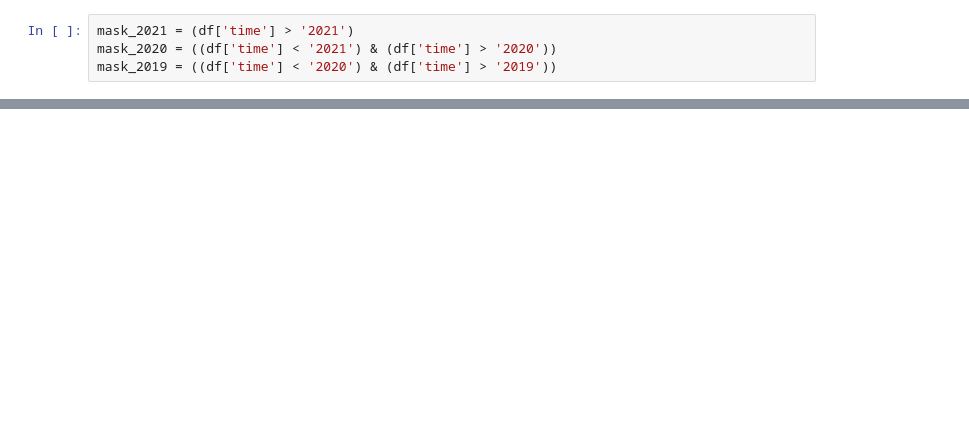
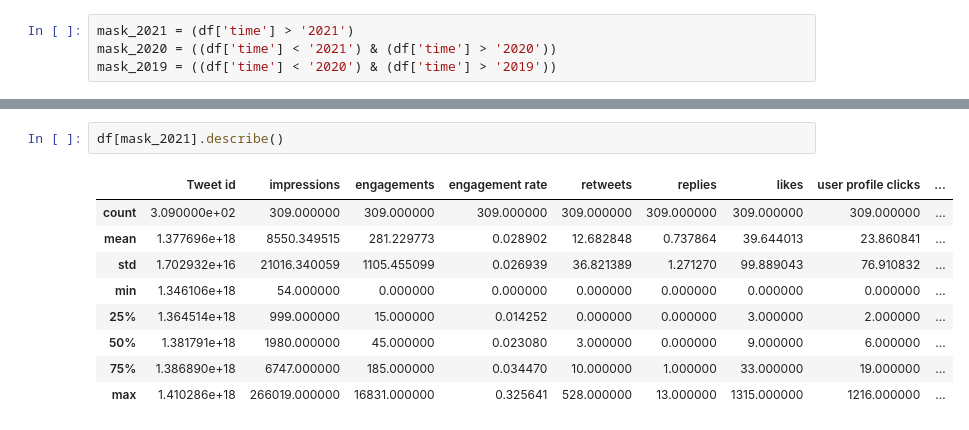
Before and after one commit to taksug229/tweet-analysis, a Jupyter notebook: notebook/1-eda.ipynb, the cells around one changed output, grey strips where cells are left out. Drawn from its saved outputs; the diff is of its cells as text; blank space fills up the shorter version.

```diff
--- a/notebook/1-eda.ipynb
+++ b/notebook/1-eda.ipynb
@@ -95,0 +120,12 @@ df[mask_2021].sort_values('impressions', ascending=False).head(10)
+# %%
+df[mask_2021].describe()
+# %% [output]
+|  | Tweet id | impressions | engagements | engagement rate | retweets | replies | likes | user profile clicks | ... |
+| count | 3.090000e+02 | 309.000000 | 309.000000 | 309.000000 | 309.000000 | 309.000000 | 309.000000 | 309.000000 | ... |
+| mean | 1.377696e+18 | 8550.349515 | 281.229773 | 0.028902 | 12.682848 | 0.737864 | 39.644013 | 23.860841 | ... |
+| std | 1.702932e+16 | 21016.340059 | 1105.455099 | 0.026939 | 36.821389 | 1.271270 | 99.889043 | 76.910832 | ... |
+| min | 1.346106e+18 | 54.000000 | 0.000000 | 0.000000 | 0.000000 | 0.000000 | 0.000000 | 0.000000 | ... |
+| 25% | 1.364514e+18 | 999.000000 | 15.000000 | 0.014252 | 0.000000 | 0.000000 | 3.000000 | 2.000000 | ... |
+| 50% | 1.381791e+18 | 1980.000000 | 45.000000 | 0.023080 | 3.000000 | 0.000000 | 9.000000 | 6.000000 | ... |
+| 75% | 1.386890e+18 | 6747.000000 | 185.000000 | 0.034470 | 10.000000 | 1.000000 | 33.000000 | 19.000000 | ... |
+| max | 1.410286e+18 | 266019.000000 | 16831.000000 | 0.325641 | 528.000000 | 13.000000 | 1315.000000 | 1216.000000 | ... |
```
Also changed, not shown: parts of 4 cells of this notebook.
